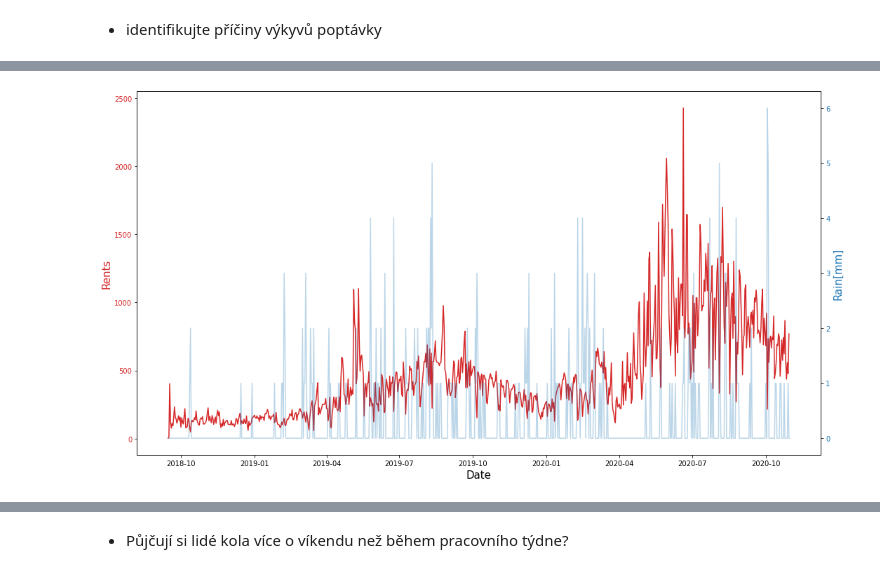
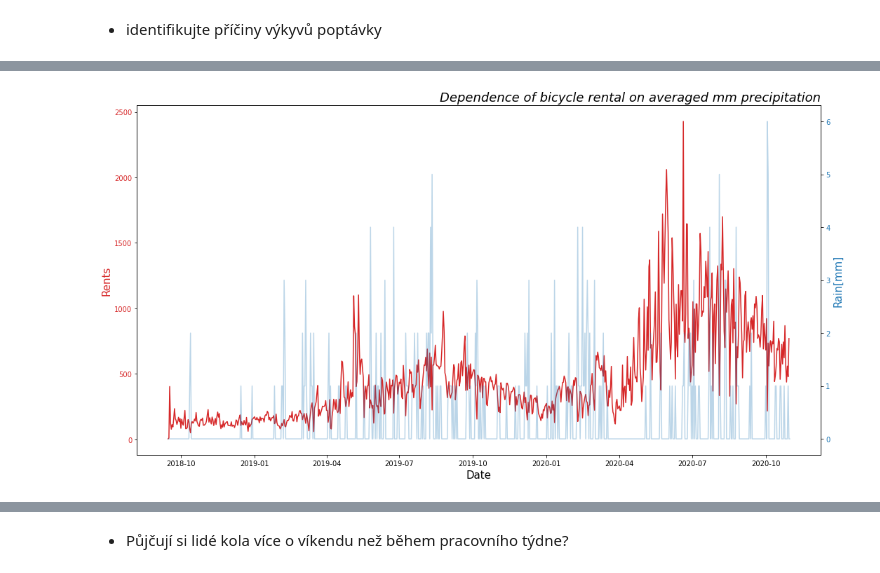
Before and after one commit to tompoles/Portfolio, a Jupyter notebook: Edinbourgh_bikes_engeto_project.ipynb, the cells around one changed output, grey strips where cells are left out. Drawn from its saved outputs; the diff is of its cells as text; code cells hidden in the pictures.

```diff
--- a/Edinbourgh_bikes_engeto_project.ipynb
+++ b/Edinbourgh_bikes_engeto_project.ipynb
@@ -334,27 +380,28 @@ plt.show()
 # %%
 # Mozna zavislost vypujcovani kol na zprumerovane mm srazek
 fig, ax1 = plt.subplots(figsize=(15,8))
 x1 = EW_DF['date']
 y1 = EW_DF['rain']
 x2 = df_dem['date']
 y2 = df_dem['Rent count']
 
+plt.title('Dependence of bicycle rental on averaged mm precipitation', x=1, loc='right', fontstyle='italic', fontsize=18)
 color = 'tab:red'
 ax1.set_xlabel('Date', fontsize=15)
 ax1.set_ylabel('Rents', color=color, fontsize=15)
 ax1.plot(x2,y2, color=color)
 ax1.tick_params(axis='y', labelcolor=color)
 
 ax2 = ax1.twinx()
 
 color = 'tab:blue'
 ax2.set_ylabel('Rain[mm]', color=color, fontsize=15)
 ax2.plot(x1,y1, color=color, alpha=0.3)
 ax2.tick_params(axis='y', labelcolor=color)
 fig.tight_layout()
 plt.show()
 # %% [output]
-[figure, old version]
+[figure, new version]
 # %%
 # Mozna zavislost vypujcovani kol na podminkach pocasi vzhledem k viditelnosti, pokud je W_condition = 0, tak jsou podminky excelentni
 
```
Also changed, not shown: parts of 15 cells of this notebook.
